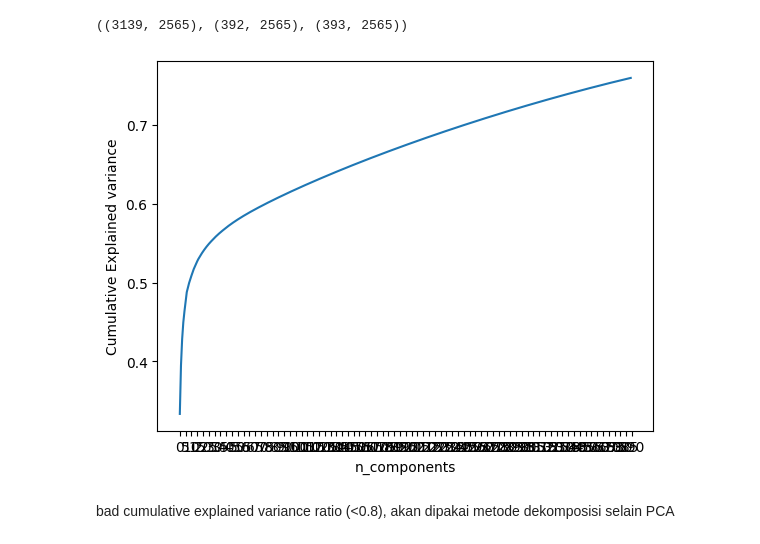
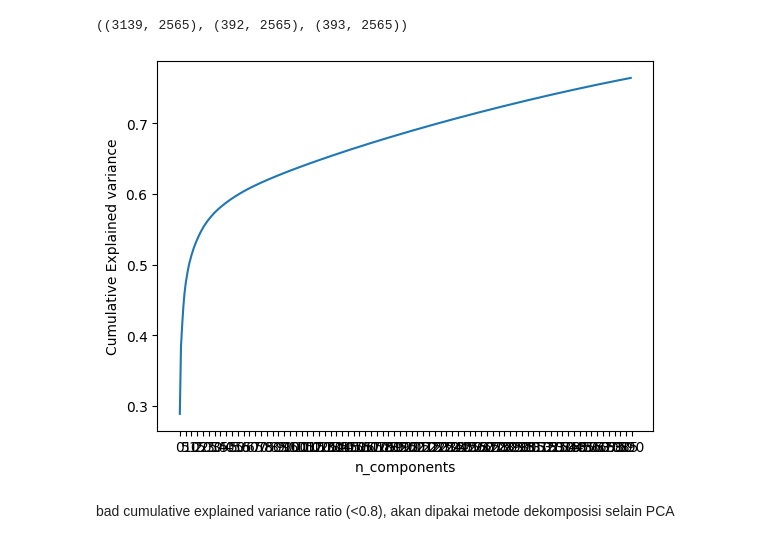
Before and after one commit to HabilAmardias/Lung-Cancer-Classification-Gene-Expression, a Jupyter notebook: main.ipynb, the cells around one changed output. Drawn from its saved outputs; the diff is of its cells as text; code cells hidden in the pictures.

```diff
--- a/main.ipynb
+++ b/main.ipynb
@@ -186,19 +186,26 @@ x_train.head()
 (x_train.shape,x_valid.shape,x_test.shape)
 # %% [output]
 ((3139, 2565), (392, 2565), (393, 2565))
+# %%
+from sklearn.preprocessing import StandardScaler
+standard=StandardScaler()
+# %%
+x_train_standard=standard.fit_transform(x_train)
+x_test_standard=standard.transform(x_test)
+x_valid_standard=standard.transform(x_valid)
 # %%
 import matplotlib.pyplot as plt
 from sklearn.decomposition import PCA
 pca1=PCA(n_components=390,random_state=42)
 # %%
-pca1.fit(x_train)
+pca1.fit(x_train_standard)
 plt.plot(np.cumsum(pca1.explained_variance_ratio_))
 plt.xlabel('n_components')
 plt.xticks(np.arange(0,395,step=5))
 plt.ylabel('Cumulative Explained variance')
 plt.show()
 # %% [output]
-[figure, old version]
+[figure, new version]
 # %% [markdown]
 bad cumulative explained variance ratio (<0.8), akan dipakai metode dekomposisi selain PCA
 # %%
```
Also changed, not shown: parts of 47 cells of this notebook, 1 other file.
